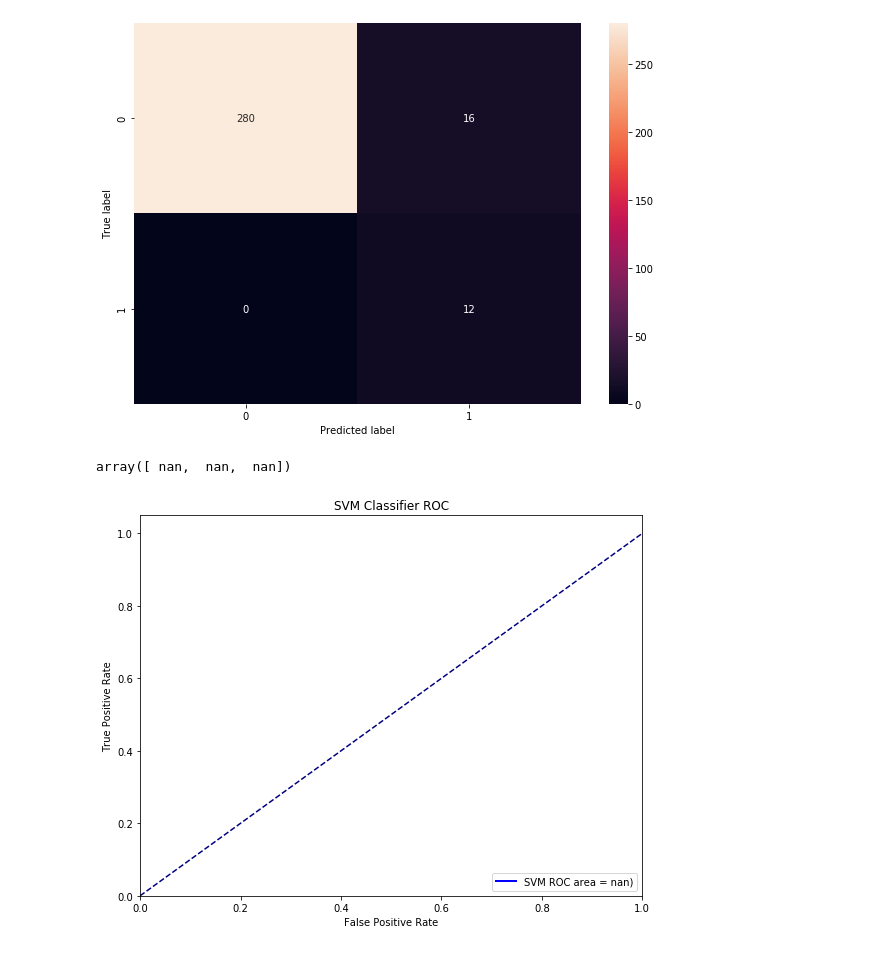
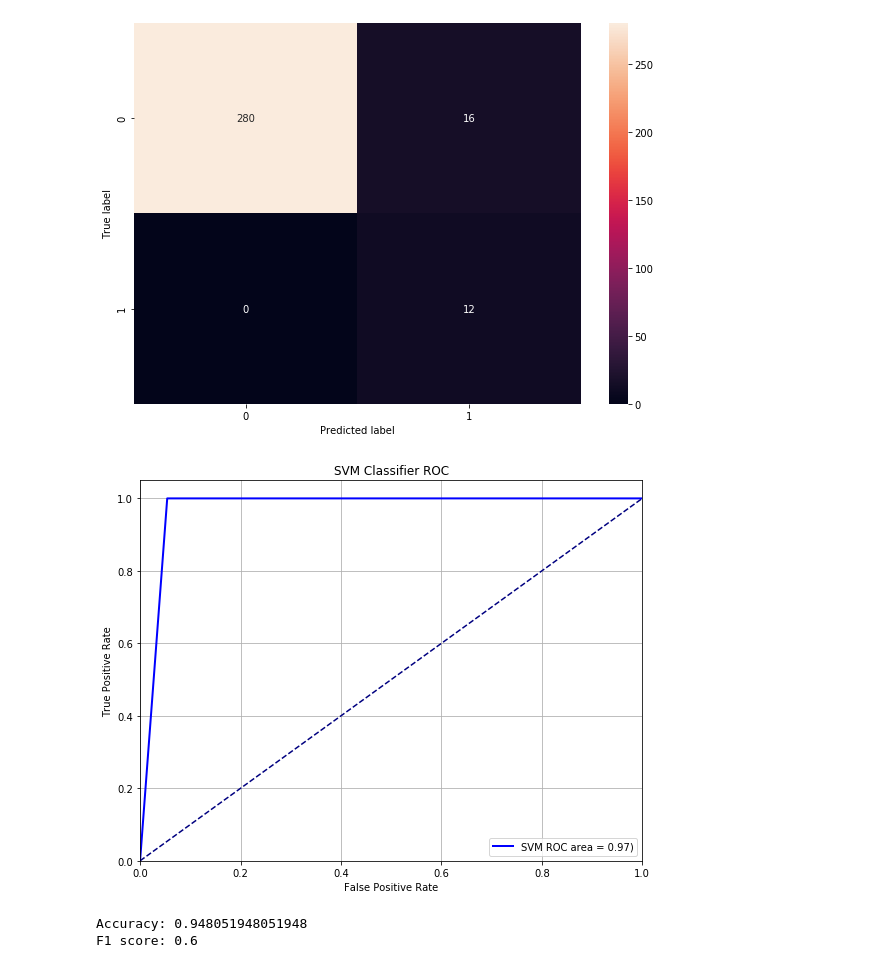
Before and after one commit to zakmatt/response_prediction, a Jupyter notebook: design_classifier.ipynb, the cells around one changed output. Cells and saved outputs as stored; diff of their text form; code cells hidden in the pictures.

Commit message:
Add metrics scores: accuracy and f1 score

```diff
--- a/design_classifier.ipynb
+++ b/design_classifier.ipynb
@@ -163,23 +163,26 @@ plt.show()
 <Figure size 648x504 with 0 Axes>
 [figure]
 # %%
-fpr, tpr, thresholds = roc_curve(real, predicted.round(), pos_label=2)
+fpr, tpr, _ = roc_curve(real, predicted.round())
-# %%
-tpr
-# %% [output]
-array([ nan,  nan,  nan])
 # %%
 roc_auc = auc(fpr, tpr)
 #GRAPH DATA
 plt.figure()
 plt.xlabel('False Positive Rate')
 plt.ylabel('True Positive Rate')
 plt.plot([0, 1], [0, 1], color='navy', linestyle='--')
 plt.xlim([0.0, 1.0])
 plt.ylim([0.0, 1.05])
 plt.title('SVM Classifier ROC')
 plt.plot(fpr, tpr, color='blue', lw=2, label='SVM ROC area = %0.2f)' % roc_auc)
 plt.legend(loc="lower right")
+plt.grid()
 plt.show()
 # %% [output]
-[figure, old version]
+[figure, new version]
+# %%
+print('Accuracy: {}'.format(accuracy_score(real, predicted.round())))
+print('F1 score: {}'.format(f1_score(real, predicted.round())))
+# %% [output]
+Accuracy: 0.948051948051948
+F1 score: 0.6
```
Also changed, not shown: parts of 1 cell of this notebook.
